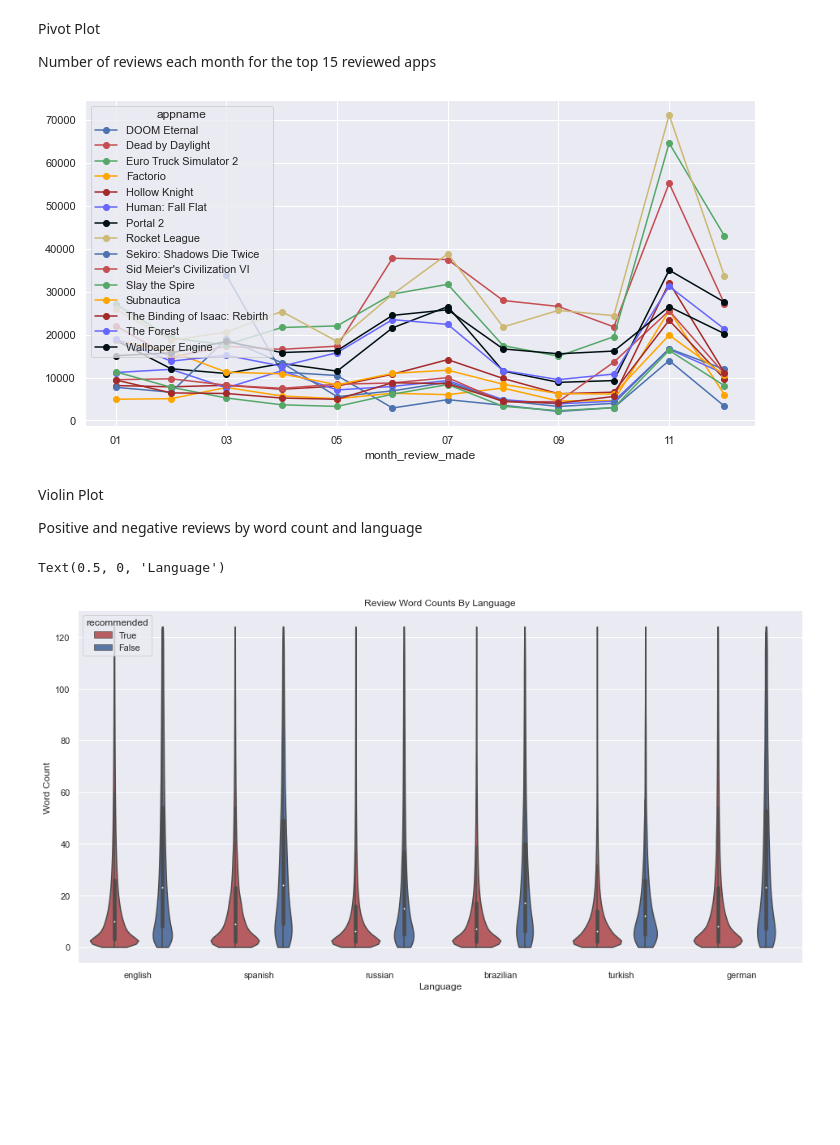
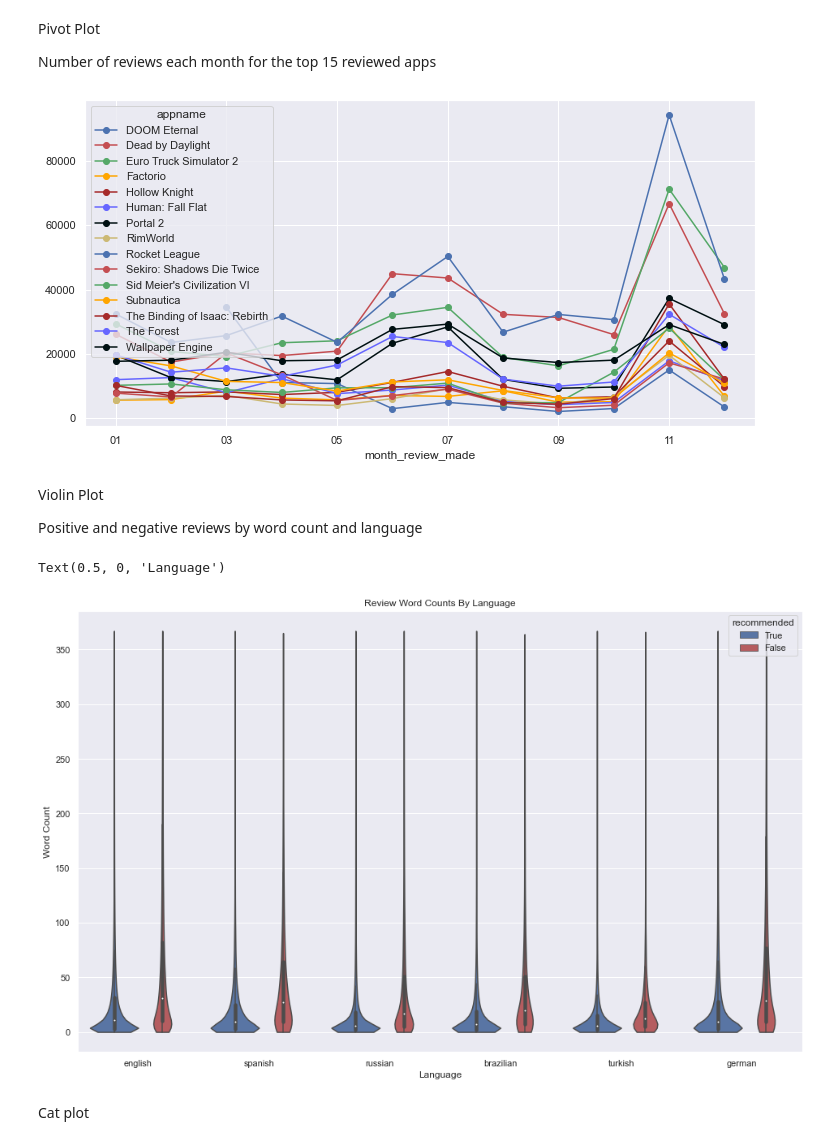
Before and after one commit to Wallyman38/453-Project, a Jupyter notebook: final_project.ipynb, the cells around one changed output. Drawn from its saved outputs; the diff is of its cells as text; code cells hidden in the pictures; blank space fills up the shorter version.

Commit message:
added catplot. added 'rating_percent' column
modified outliers

```diff
--- a/final_project.ipynb
+++ b/final_project.ipynb
@@ -34,7 +34,7 @@ cleandf['appid'] = df['appid'].map({'620': 'Portal 2', '252950': 'Rocket League'
     "428550": "Momodora: Reverie Under The Moonlight", "311690": "Enter the Gungeon", "385560": "Shadow Complex Remastered", "283640": "Salt and Sanctuary", "322110": "20XX",
     "367520": "Hollow Knight", "583470": "The End Is Nigh", "427520": "Factorio", "294100": "RimWorld", "581320": "Insurgency: Sandstorm", "646570": "Slay the Spire",
     "227300": "Euro Truck Simulator 2", "431960": "Wallpaper Engine", "640820": "Pathfinder: Kingmaker", "787860": "Farming Simulator 19", "690830": "Foundation",
-    "899440": "GOD EATER 3", "233860": "Kenshi", "590380": "Into the Breach", "552500": "Warhammer: Vermintide 2", '1222700': "A Way Out", "397540": "Boarderlands 3",
+    "899440": "GOD EATER 3", "233860": "Kenshi", "590380": "Into the Breach", "552500": "Warhammer: Vermintide 2", '1222700': "A Way Out", "397540": "Borderlands 3",
     "814380": "Sekiro: Shadows Die Twice", "779340": "Total War: THREE KINGDOMS", "1190460": "Death Stranding", "629760": "MORDHAU", "546560": "Half-Life Alyx",
     "782330": "DOOM Eternal", "1017900": "Age of Empires: Definitive Edition", "1055540": "A Short Hike", "1089980": "The Henry Stickmin Collection", "1158310": "Crusader Kings III"})
 # cleandf["appid"].unique()
@@ -96,0 +99,8 @@ KeyError: 'review_wordcount'
+# %%
+print(cleandf.shape)
+upper = cleandf['review_wordcount'].quantile(.99)
+#worddf = cleandf.loc[cleandf.review_wordcount > upper]
+#worddf.sort_values(by=['review_wordcount'], ascending=False).head(3)
+#worddf.loc[561413]['review']
+cleandf = cleandf[(cleandf['review_wordcount'] < upper)]
+print(cleandf.shape)
@@ -140,9 +138,9 @@ Remove outliers (upper and lower 5%)
 # %%
 print(cleandf.shape)
-lower_f= df['playtime_forever'].quantile(.05)
-upper_f= df['playtime_forever'].quantile(.95)
-lower_r= df['playtime_at_review'].quantile(.05)
-upper_r= df['playtime_at_review'].quantile(.95)
+lower_f= df['playtime_forever'].quantile(.01)
+upper_f= df['playtime_forever'].quantile(.99)
+lower_r= df['playtime_at_review'].quantile(.01)
+upper_r= df['playtime_at_review'].quantile(.99)
 cleandf = cleandf[(cleandf['playtime_forever'] > lower_f) & (cleandf['playtime_forever'] < upper_f)]
 cleandf = cleandf[(cleandf['playtime_at_review'] > lower_r) & (cleandf['playtime_at_review'] < upper_r)]
 print(cleandf.shape)
@@ -174,0 +175,16 @@ cleandf.head()
+# %%
+gamedf = cleandf
+games = gamedf['appname'].unique()
+rating_list = []
+for x in games:
+    rating = gamedf[gamedf['appname']==x]['recommended'].value_counts().sort_index(ascending=False).tolist()
+    rating_pos = rating[:1][0]
+    rating_neg = rating[1:][0]
+    rating_total = rating_pos + rating_neg
+    percent_pos = (rating_pos / rating_total) * 100
+    rating_list.append(percent_pos)
+game_list = games.tolist()
+rating_dict = {game_list[i]: rating_list[i] for i in range(len(game_list))}
+
+cleandf['rating_percent'] = cleandf['appname'].map(rating_dict)
+cleandf.head()
@@ -247,7 +285,7 @@ month_reviewed_per_app = df2.groupby(["appname", "month_review_made"]).count().r
 month_reviewed_per_app = month_reviewed_per_app.pivot("month_review_made", "appname", "review")
 plot = month_reviewed_per_app.plot(color=['b','r','g','#FFA500','brown','#6666ff','#001012','y'], style="-o", figsize=(12,6))
 # %% [output]
-[figure, old version]
+[figure, new version]
 # %% [markdown]
 Violin Plot
 
@@ -255,13 +293,15 @@ Positive and negative reviews by word count and language
 # %%
 top_languages = cleandf.language.value_counts()[:7]
 ldf = cleandf[cleandf['language'].isin(top_languages.index)]
 # drop chinese due to word count parser not splitting accurately
 ldf = ldf[ldf['language'] != 'schinese']
-plt.figure(figsize=(16,8))
+plt.figure(figsize=(16,10))
 violin = sns.violinplot(x="language", y="review_wordcount", hue='recommended', hue_order=[True, False], palette=["b", "r"], data=ldf, cut=0)
 violin.set_title("Review Word Counts By Language")
 violin.set_ylabel("Word Count")
 violin.set_xlabel("Language")
 # %% [output]
 Text(0.5, 0, 'Language')
-[figure, old version]
+[figure, new version]
+# %% [markdown]
+Cat plot
```
Also changed, not shown: parts of 16 cells of this notebook.
